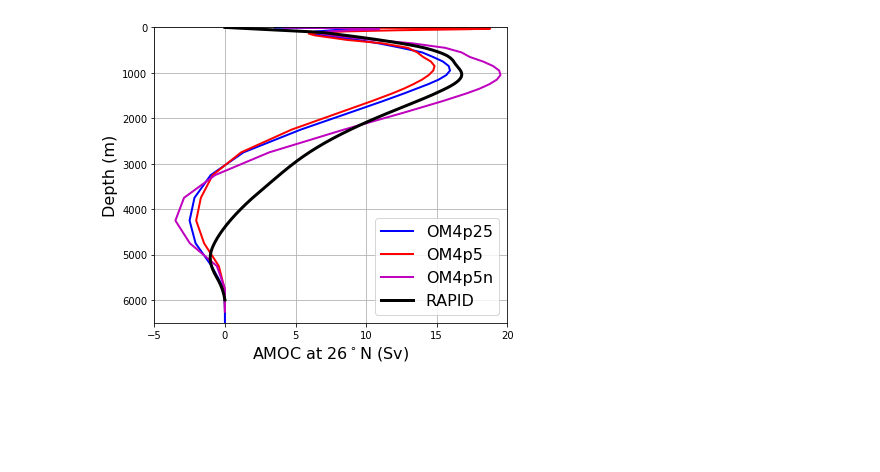
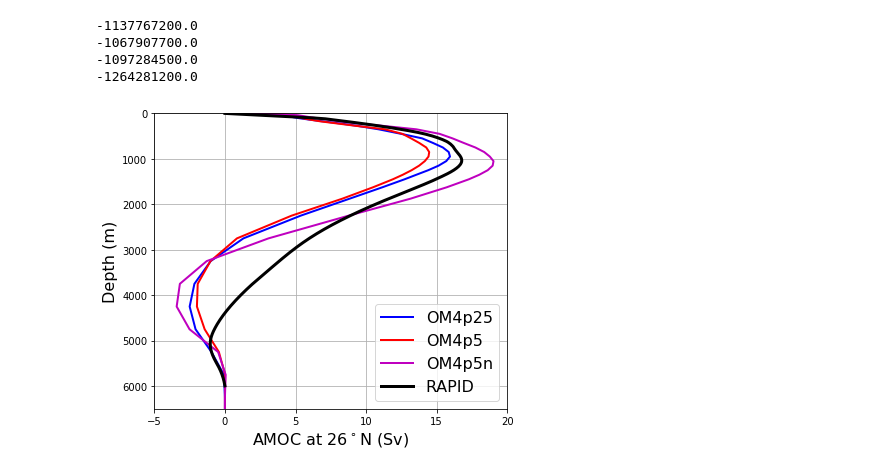
Before and after one commit to NOAA-GFDL/OM4-figures, a Jupyter notebook: amoc-rapid.ipynb, the cells around one changed output. Drawn from its saved outputs; the diff is of its cells as text; code cells hidden in the pictures; blank space fills up the shorter version.

Commit message:
Removed MLE component from RAPID plot

```diff
--- a/amoc-rapid.ipynb
+++ b/amoc-rapid.ipynb
@@ -5 +17,36 @@ import netCDF4
+# %%
+OM4p25 = netCDF4.Dataset(OM4p25dir + '/' + file)
+OM4p5 = netCDF4.Dataset(OM4p5dir + '/' + file)
+OM4p5e = netCDF4.Dataset(OM4p5edir + '/' + file)
+OM4p5n = netCDF4.Dataset(OM4p5ndir + '/' + file)
+# %%
+def vmo_at_rapid(vmo_nc_file, lat_rapid=26.5):
+    vmo = vmo_nc_file.variables['vmo']
+    vml = vmo_nc_file.variables['vhml']
+    lons = vmo_nc_file.variables[ vmo.dimensions[-1] ][:]
+    i0 = numpy.argmin( numpy.abs(lons+100) )
+    i1 = numpy.argmin( numpy.abs(lons-0) )
+    lats = vmo_nc_file.variables[ vmo.dimensions[-2] ][:]
+    j = numpy.argmin( numpy.abs(lats-lat_rapid) )
+    if lats[j]>lat_rapid: j -= 1
+    vmoS = (vmo[0,:,j,i0:i1]-vml[0,:,j,i0:i1]).sum(axis=-1)
+    vmoN = (vmo[0,:,j+1,i0:i1]-vml[0,:,j,i0:i1]).sum(axis=-1)
+    wght = lats[j] - lat_rapid
+    vmo = ( wght * vmoN + (1-wght) * vmoS ).filled(0.)
+    print( vmo.sum() )
+    nk = vmo.shape[0]
+    psi = numpy.zeros( nk+1 )
+    for k in range(nk,0,-1):
+        psi[k-1] = psi[k] - vmo[k-1]
+    return psi/1035e6
+z_i = OM4p25.variables['z_i'][:].filled(0.)
+psi_OM4p25 =  vmo_at_rapid(OM4p25)
+psi_OM4p5 =  vmo_at_rapid(OM4p5)
+psi_OM4p5e =  vmo_at_rapid(OM4p5e)
+psi_OM4p5n =  vmo_at_rapid(OM4p5n)
+# %% [output]
+-1137767200.0
+-1067907700.0
+-1097284500.0
+-1264281200.0
 # %%
@@ -12,27 +58,25 @@ depth = numpy.unique( moc980.variables['Z_L_bnds'][:].flatten() )
 # %%
 plt.figure(figsize=(6,5))
 ax = plt.subplot(111)
 
 lw,fs = 2,16
-plt.plot(moc980.variables['MOC_ATL'][0], depth[1:], 'b', label='OM4p25',
-         linewidth=lw)
-plt.plot(moc986.variables['MOC_ATL'][0]-moc986.variables['MOC_ATL'][0,-2], depth[1:], 'r', label='OM4p5',
-         linewidth=lw)
-plt.plot(moc987.variables['MOC_ATL'][0], depth[1:], 'm', label='OM4p5n',
-         linewidth=lw)
+plt.plot(psi_OM4p25, z_i, 'b-', linewidth=lw, label='OM4p25')
+plt.plot(psi_OM4p5, z_i, 'r-', linewidth=lw, label='OM4p5')
+# plt.plot(psi_OM4p5e, z_i, 'g-', linewidth=lw, label='OM4p5e')
+plt.plot(psi_OM4p5n, z_i, 'm-', linewidth=lw, label='OM4p5n')
 plt.plot(rapid.variables['MOC_AVE'][:], rapid.variables['DEPTH'][:], 'k', label='RAPID',
          linewidth=lw+1)
 
 plt.xlim(-5,20)
 plt.ylim(6500,0)
 plt.legend(loc='lower right', fontsize=fs);
 plt.xlabel('AMOC at 26$^\circ$N (Sv)', fontsize=fs)
 plt.ylabel('Depth (m)', fontsize=fs)
 
 plt.grid()
 
 plt.tight_layout()
 
-plt.savefig('amoc-rapid.pdf')
+plt.savefig('amoc-rapid.png')
 # %% [output]
-[figure, old version]
+[figure, new version]
```
Also changed, not shown: parts of 5 cells of this notebook, 2 other files.
